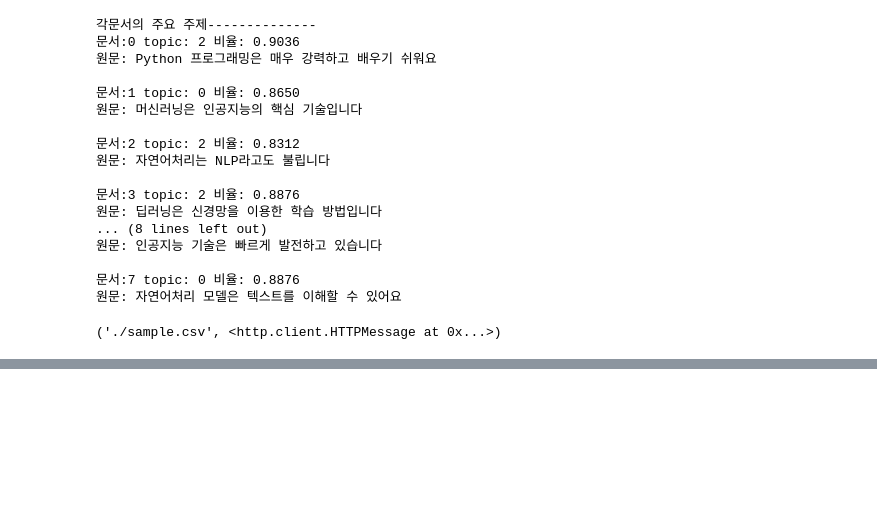
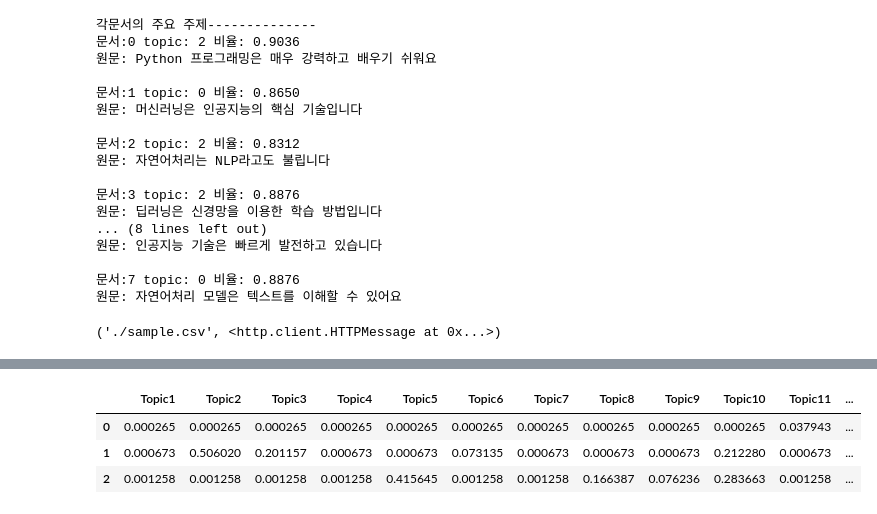
Before and after one commit to djdjdjdfh1/LLM, a Jupyter notebook: ch06/topic.ipynb, the cells around one changed output, grey strips where cells are left out. Saved outputs shown, nothing was run; the diff lists cells and outputs as text; code cells hidden in the pictures; blank space fills up the shorter version.

```diff
--- a/ch06/topic.ipynb
+++ b/ch06/topic.ipynb
@@ -127,0 +156,18 @@ df.head()
+# %%
+# 한국어 전처리
+from sklearn.feature_extraction.text import CountVectorizer
+from konlpy.tag import Okt
+okt = Okt()
+# 명사만, 그리고 한글자 이상만
+def tokenizer(doc):
+    return [ token for token in okt.nouns(doc) if len(token) > 1]
+
+cv = CountVectorizer(
+    max_features=10000,
+    stop_words=['은','는','이','가','을','를','그','그리고'],
+    min_df=5,
+    max_df=0.5,
+    tokenizer=tokenizer
+)
+pet_cv = cv.fit_transform(df.content)
+print(f'countervectorize 형태: {pet_cv.shape}')
@@ -127,0 +180,13 @@ df.head()
+# %%
+# LDA  모델 학습
+from sklearn.decomposition import LatentDirichletAllocation
+import time
+# 시간측정
+start_time = time.time()
+lda =  LatentDirichletAllocation(n_components=15
+                          ,n_jobs=-1
+                          ,random_state=42
+                          )
+pet_topics =  lda.fit_transform(pet_cv)
+elapsed_time = time.time() - start_time
+print(f'lda 학습시간 : {elapsed_time:.2f}초')
@@ -127,0 +221,14 @@ df.head()
+# %%
+# 토픽 트랜드 분석
+# 시간 정보 추출
+df['period'] = pd.to_datetime(df['start']).dt.strftime('%Y-%m')
+# 토픽 데이터 프레임
+topic_columns = [f'Topic{i+1}' for i in range(15)]
+trend_data = pd.DataFrame(pet_topics,columns=topic_columns)
+trend_data['period'] = df['period'].values
+trend_data.head(3)
+# %% [output]
+|  | Topic1 | Topic2 | Topic3 | Topic4 | Topic5 | Topic6 | Topic7 | Topic8 | Topic9 | Topic10 | Topic11 | ... |
+| 0 | 0.000265 | 0.000265 | 0.000265 | 0.000265 | 0.000265 | 0.000265 | 0.000265 | 0.000265 | 0.000265 | 0.000265 | 0.037943 | ... |
+| 1 | 0.000673 | 0.506020 | 0.201157 | 0.000673 | 0.000673 | 0.073135 | 0.000673 | 0.000673 | 0.000673 | 0.212280 | 0.000673 | ... |
+| 2 | 0.001258 | 0.001258 | 0.001258 | 0.001258 | 0.415645 | 0.001258 | 0.001258 | 0.166387 | 0.076236 | 0.283663 | 0.001258 | ... |
```
Also changed, not shown: parts of 11 cells of this notebook.
